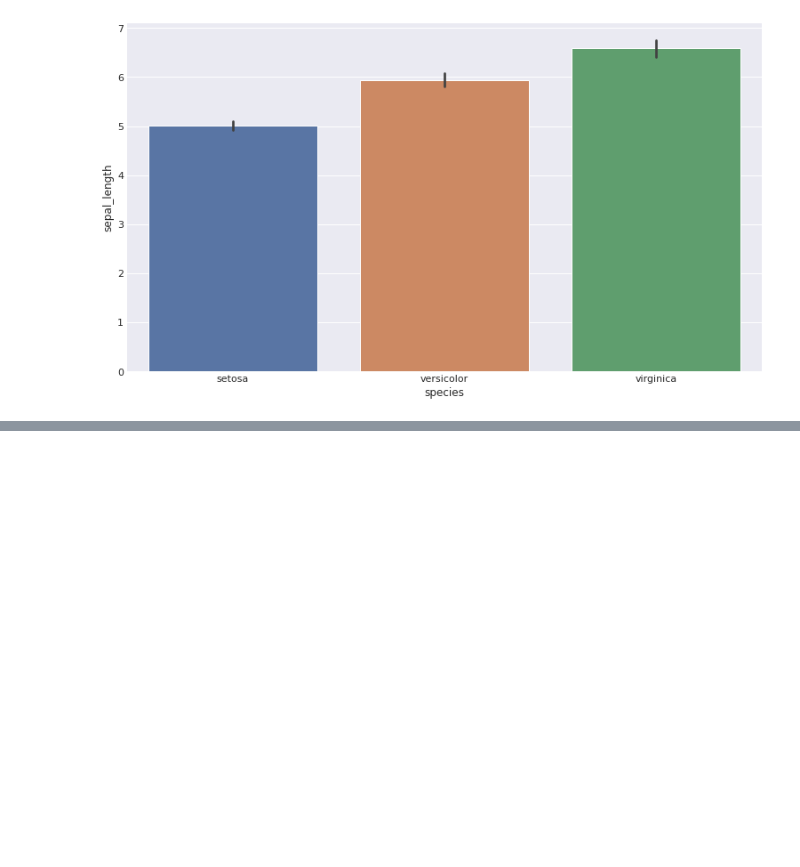
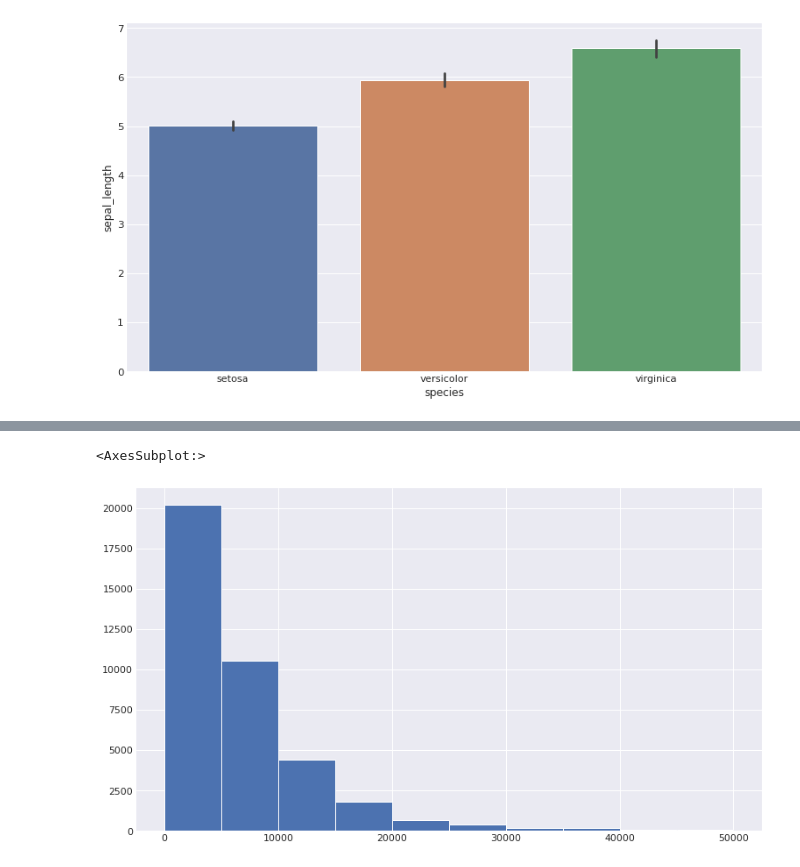
Before and after one commit to luiscib3r/Curso-de-Data-Science, a Jupyter notebook: 01 Estadística descriptiva.ipynb, the cells around one changed output, grey strips where cells are left out. Drawn from its saved outputs; the diff is of its cells as text; code cells hidden in the pictures; blank space fills up the shorter version.

```diff
--- a/01 Estadística descriptiva.ipynb
+++ b/01 Estadística descriptiva.ipynb
@@ -404,0 +465,14 @@ plt.show()
+# %%
+import timeit
+import numpy as np
+import pandas as pd
+import matplotlib.pyplot as plt
+import seaborn as sns
+from sklearn import datasets, linear_model
+
+scale_x = 2
+scale_y = 1.5
+figsize = (6.4*scale_x, 4.8*scale_y)
+plt.rcParams['figure.figsize'] = figsize
+sns.set(rc={'figure.figsize': figsize})
+plt.style.use('seaborn-darkgrid')
@@ -404,0 +605,10 @@ plt.show()
+# %%
+# Transformaciones no lineales
+
+# Cargar dataset de cars
+data = pd.read_csv('data/cars.csv')
+
+data.price_usd.hist()
+# %% [output]
+<AxesSubplot:>
+[figure, added]
```
Also changed, not shown: parts of 17 cells of this notebook.
